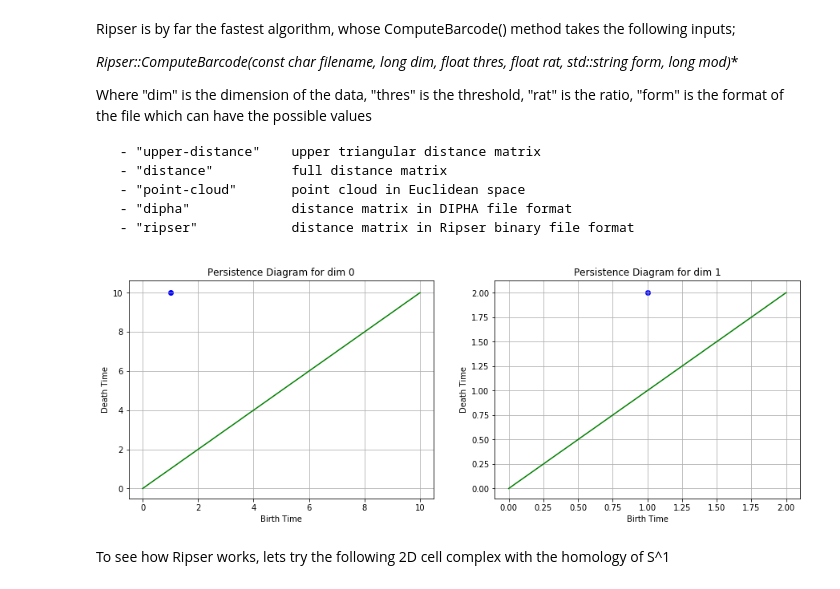
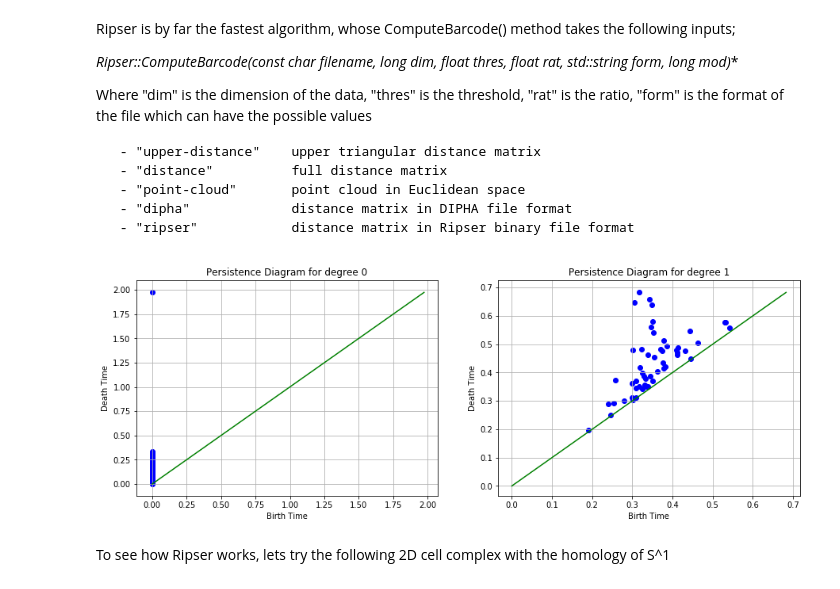
Before and after one commit to infophysics/tda-toolkit, a Jupyter notebook: TDA Persistent Homology.ipynb, the cells around one changed output. Saved outputs shown, nothing was run; the diff lists cells and outputs as text; code cells hidden in the pictures.

Commit message:
Added getBarcode to Ripser and several plotting functions, also Milo's 2D PHD calculation

```diff
--- a/TDA Persistent Homology.ipynb
+++ b/TDA Persistent Homology.ipynb
@@ -161,14 +187,15 @@ Where "dim" is the dimension of the data, "thres" is the threshold, "rat" is the
 # %%
 #  Create a Ripser object
 rips = TDA.Ripser()
 
 #  Compute a barcode from one of the examples
 rips.ComputeBarcode("algorithms/Ripser/examples/sphere_3_192.lower_distance_matrix",1,0,1,"",1)
 
 #  Plot persistence diagram
-TDA.plot_persistence_diagram_from_file("test.csv")
+barcode = rips.getBarcode()
+TDA.plot_persistence_diagram(barcode)
 # %% [output]
-[figure, old version]
+[figure, new version]
 # %% [markdown]
 To see how Ripser works, lets try the following 2D cell complex with the homology of S^1
 # %%
```
Also changed, not shown: parts of 13 cells of this notebook, 4 other files.
